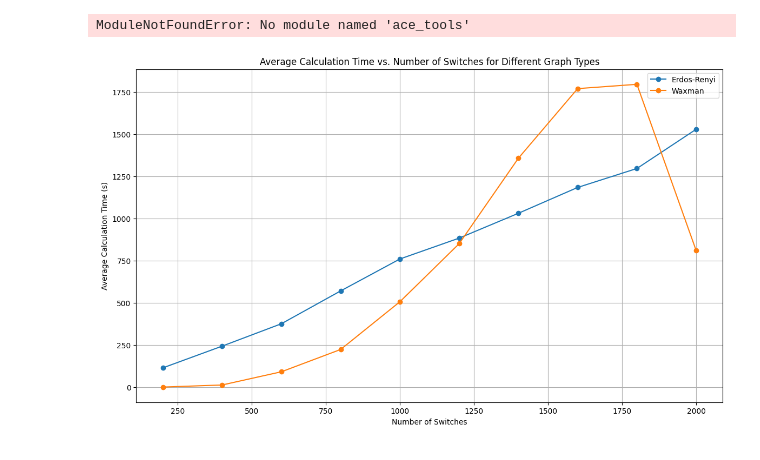
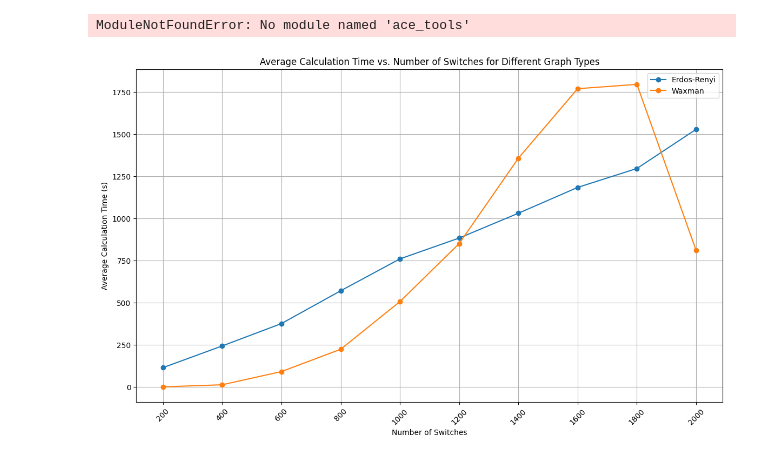
Before and after one commit to yalewoosoft/flowcover, a Jupyter notebook: figure_draw.ipynb, the cells around one changed output. Saved outputs shown, nothing was run; the diff lists cells and outputs as text; code cells hidden in the pictures.

Commit message:
adapt xticks

```diff
--- a/figure_draw.ipynb
+++ b/figure_draw.ipynb
@@ -60,28 +60,29 @@ ModuleNotFoundError: No module named 'ace_tools'
 # %%
 import pandas as pd
 import matplotlib.pyplot as plt
 
 # Reading the CSV file
 data = pd.read_csv('data/timing_results_average.csv')
 
 # Converting time from milliseconds to seconds
 data['Calculation Time (s)'] = data['Calculation Time (ms)'] / 1000
 
 # Calculating the average for each set of three values
 df_grouped = data.groupby(['Type of graph', 'Number of switches']).mean().reset_index()
 
 # Plotting the results
 plt.figure(figsize=(14, 8))
 
 for graph_type in df_grouped['Type of graph'].unique():
     subset = df_grouped[df_grouped['Type of graph'] == graph_type]
     plt.plot(subset['Number of switches'], subset['Calculation Time (s)'], marker='o', label=graph_type)
 
+plt.xticks(switches[switches >= 200], rotation=45)
 plt.xlabel('Number of Switches')
 plt.ylabel('Average Calculation Time (s)')
 plt.title('Average Calculation Time vs. Number of Switches for Different Graph Types')
 plt.legend()
 plt.grid(True)
 plt.show()
 # %% [output]
-[figure, old version]
+[figure, new version]
```
Also changed, not shown: 1 other file.
